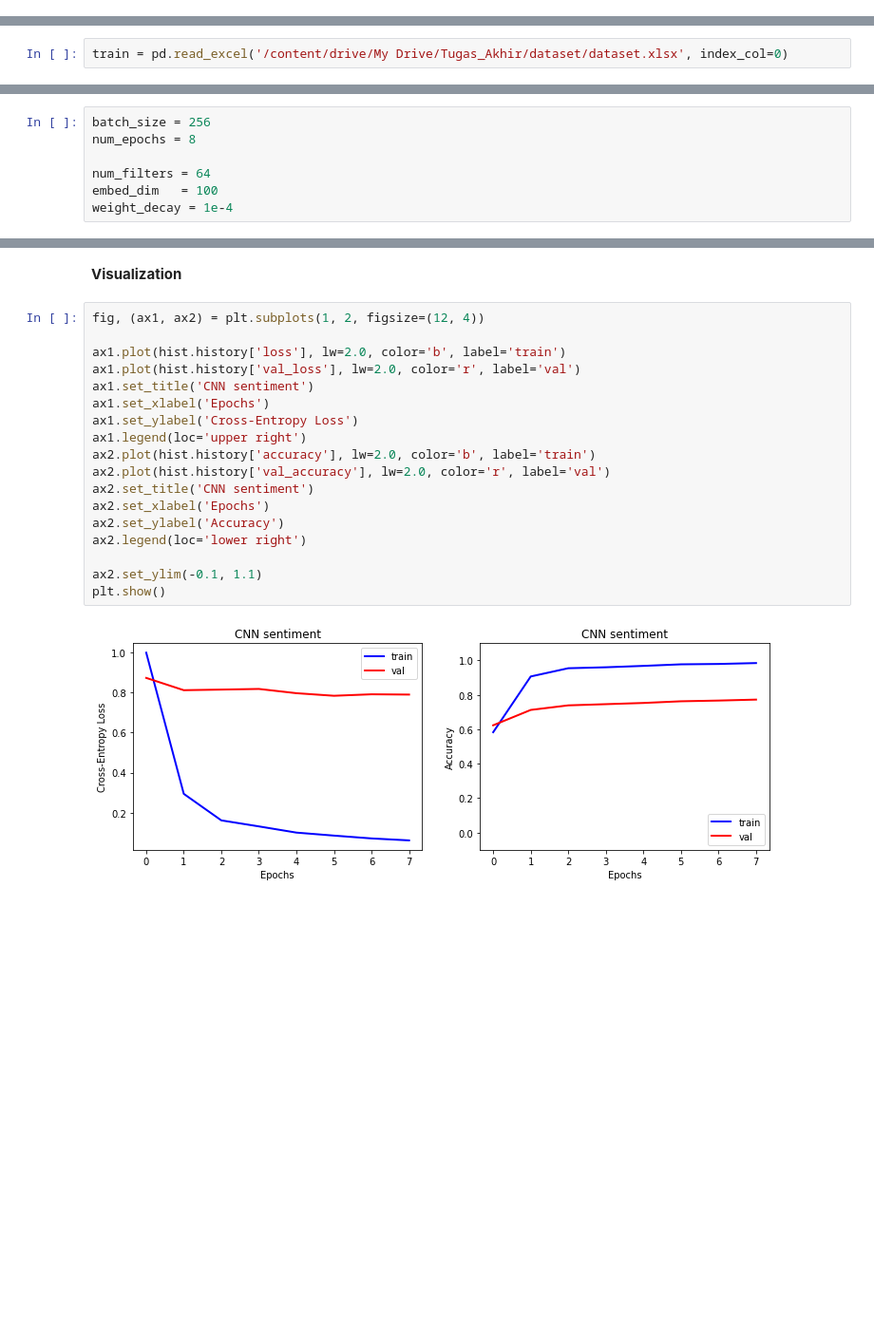
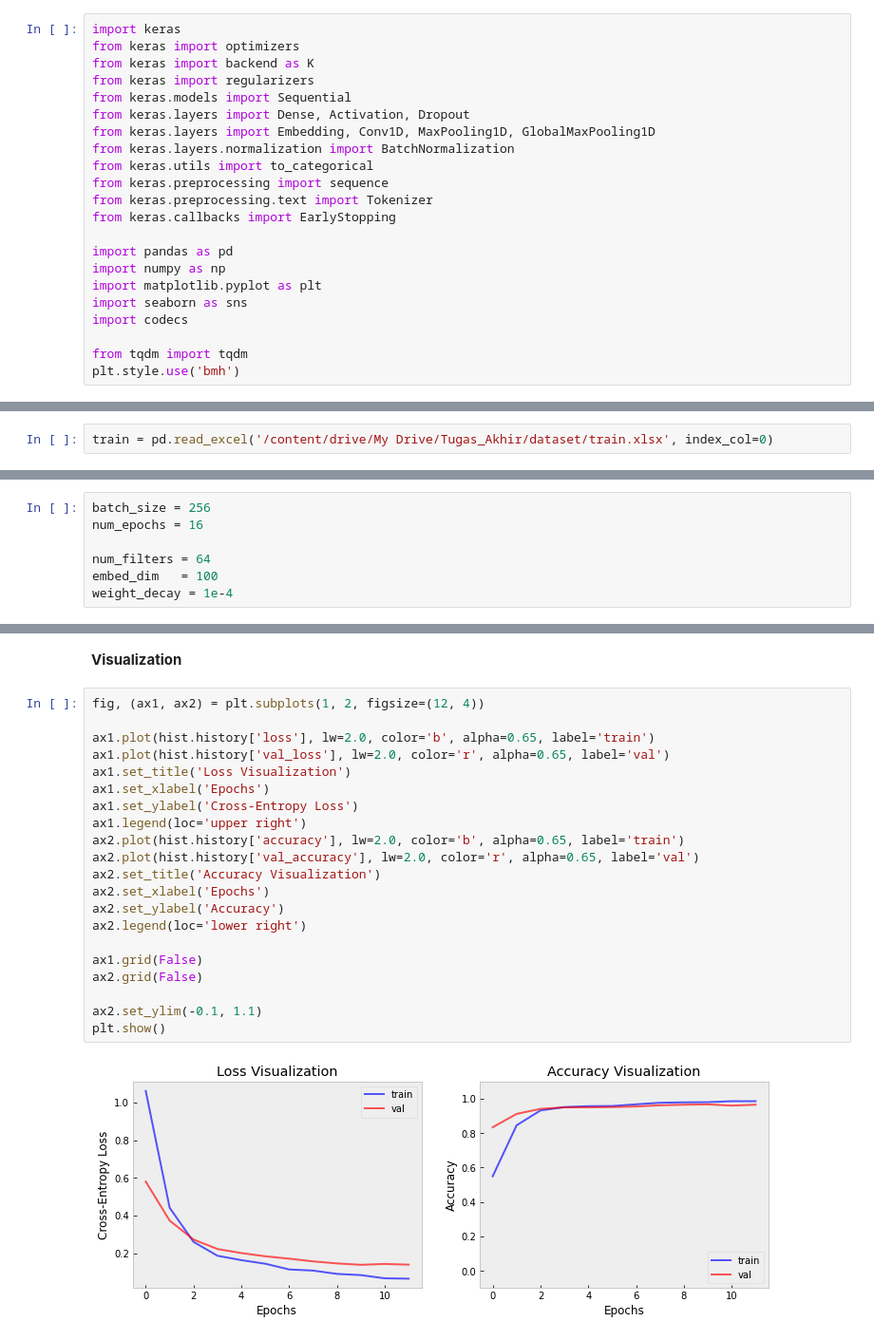
Before and after one commit to farhanalfaa/twitter-sentiment-analysis, a Jupyter notebook: program/[Part_4]_Convolutional_Neural_Network.ipynb, the cells around one changed output, grey strips where cells are left out. Shown at 95% size. Drawn from its saved outputs; the diff is of its cells as text; blank space fills up the shorter version.

```diff
--- a/program/[Part_4]_Convolutional_Neural_Network.ipynb
+++ b/program/[Part_4]_Convolutional_Neural_Network.ipynb
@@ -19,7 +10,29 @@ import seaborn as sns
+# %%
+import keras
+from keras import optimizers
+from keras import backend as K
+from keras import regularizers
+from keras.models import Sequential
+from keras.layers import Dense, Activation, Dropout
+from keras.layers import Embedding, Conv1D, MaxPooling1D, GlobalMaxPooling1D
+from keras.layers.normalization import BatchNormalization
+from keras.utils import to_categorical
+from keras.preprocessing import sequence
+from keras.preprocessing.text import Tokenizer
+from keras.callbacks import EarlyStopping
+
+import pandas as pd
+import numpy as np
+import matplotlib.pyplot as plt
+import seaborn as sns
+import codecs
+
+from tqdm import tqdm
+plt.style.use('bmh')
 # %% [markdown]
 **Load Dataset**
 # %%
-train = pd.read_excel('/content/drive/My Drive/Tugas_Akhir/dataset/dataset.xlsx', index_col=0)
+train = pd.read_excel('/content/drive/My Drive/Tugas_Akhir/dataset/train.xlsx', index_col=0)
 # %% [markdown]
 **Load Model**
 # %%
@@ -111,6 +126,6 @@ dictionary size:  7495
 # %%
 batch_size = 256
-num_epochs = 8
+num_epochs = 16
 
 num_filters = 64
 embed_dim   = 100
@@ -257,20 +264,23 @@ Epoch 8/8
 # %%
 fig, (ax1, ax2) = plt.subplots(1, 2, figsize=(12, 4))
 
-ax1.plot(hist.history['loss'], lw=2.0, color='b', label='train')
-ax1.plot(hist.history['val_loss'], lw=2.0, color='r', label='val')
-ax1.set_title('CNN sentiment')
+ax1.plot(hist.history['loss'], lw=2.0, color='b', alpha=0.65, label='train')
+ax1.plot(hist.history['val_loss'], lw=2.0, color='r', alpha=0.65, label='val')
+ax1.set_title('Loss Visualization')
 ax1.set_xlabel('Epochs')
 ax1.set_ylabel('Cross-Entropy Loss')
 ax1.legend(loc='upper right')
-ax2.plot(hist.history['accuracy'], lw=2.0, color='b', label='train')
-ax2.plot(hist.history['val_accuracy'], lw=2.0, color='r', label='val')
-ax2.set_title('CNN sentiment')
+ax2.plot(hist.history['accuracy'], lw=2.0, color='b', alpha=0.65, label='train')
+ax2.plot(hist.history['val_accuracy'], lw=2.0, color='r', alpha=0.65, label='val')
+ax2.set_title('Accuracy Visualization')
 ax2.set_xlabel('Epochs')
 ax2.set_ylabel('Accuracy')
 ax2.legend(loc='lower right')
 
+ax1.grid(False)
+ax2.grid(False)
+
 ax2.set_ylim(-0.1, 1.1)
 plt.show()
 # %% [output]
-[figure, old version]
+[figure, new version]
```
Also changed, not shown: parts of 18 cells of this notebook.
